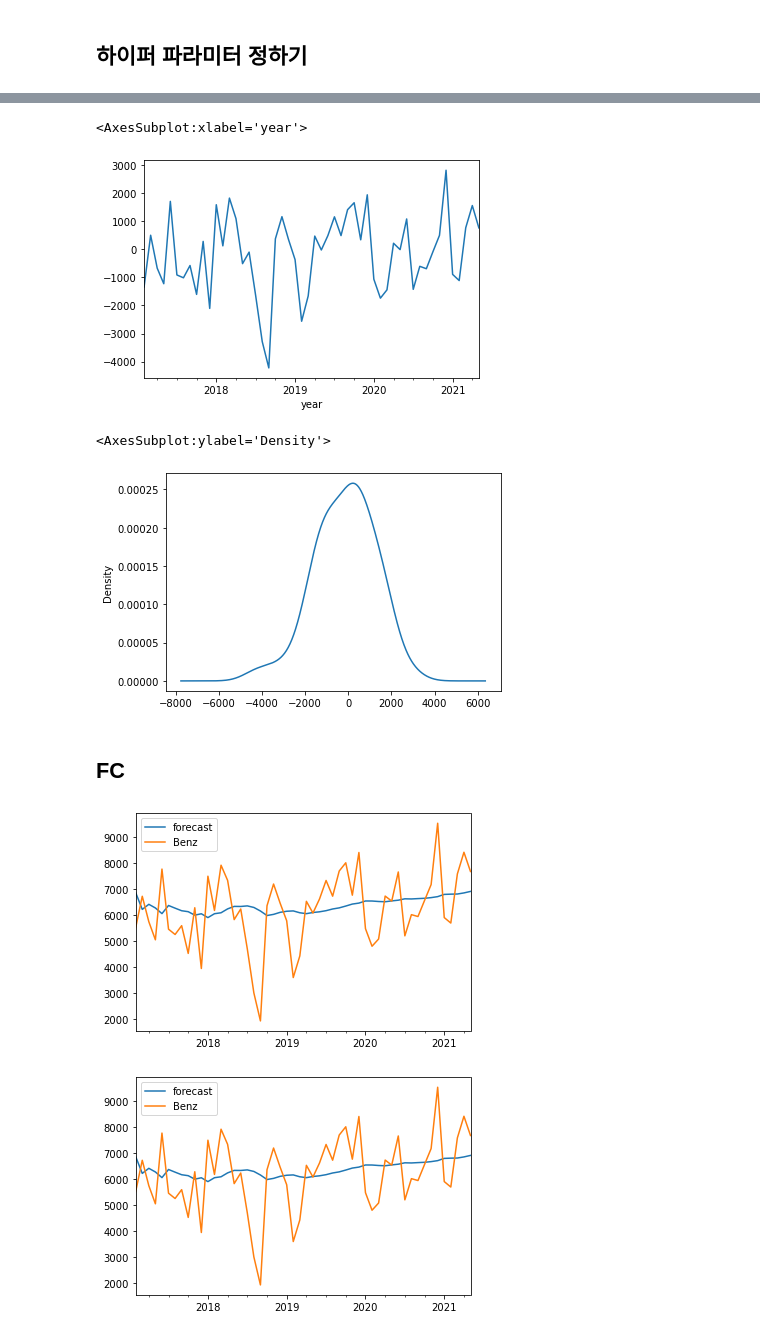
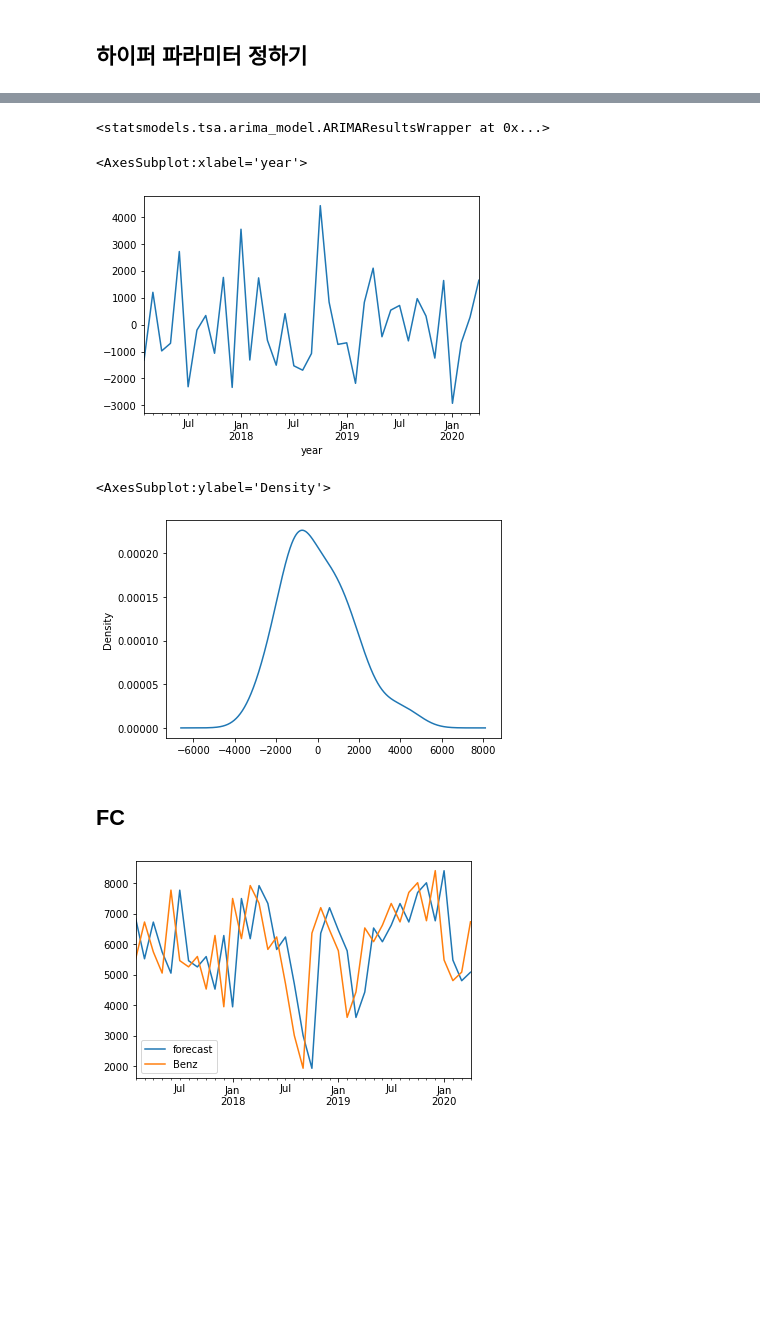
Before and after one commit to Areum120/DataAnalysis_Practice, a Jupyter notebook: BMW, Benz 2021년 6월 이후 판매 예측.ipynb, the cells around one changed output, grey strips where cells are left out. Drawn from its saved outputs; the diff is of its cells as text; code cells hidden in the pictures; blank space fills up the shorter version.

```diff
--- a/BMW, Benz 2021년 6월 이후 판매 예측.ipynb
+++ b/BMW, Benz 2021년 6월 이후 판매 예측.ipynb
@@ -239,6 +294,6 @@ result3
 # %% [markdown]
 ## differencing ##
 # %%
-result['1st diff'] = result['Benz'] - result['Benz'].shift(1)
-result.head()
+Benz_train['1st diff'] = Benz_train['Benz'] - Benz_train['Benz'].shift(1)
+Benz_train.head()
 # %% [output]
@@ -251,0 +307,3 @@ result.head()
+# %%
+# Nan 삭제
+Benz_train['1st diff'].dropna(axis=0, how='any',inplace=False)
@@ -351,5 +458,6 @@ Name: Benz, dtype: object
 # %%
-model = ARIMA(result['Benz'], order=(0,1,1))
+model = ARIMA(Benz_train, order=(0,1,0))
+# model = ARIMA(Benz_train, order=(0,1,1))
 # %%
-mresult= model.fit(trend='c', full_output=True, disp=True)
+bresult= model.fit(trend='c', full_output=True, disp=-1)
 # %%
@@ -372,19 +476,24 @@ Roots
-# %%
-mresult.resid.plot()
-# %% [output]
-<AxesSubplot:xlabel='year'>
-[figure, removed]
+# %%
+bresult
+# %% [output]
+<statsmodels.tsa.arima_model.ARIMAResultsWrapper at 0x...>
+# %%
+bresult.resid.plot()
+# %% [output]
+<AxesSubplot:xlabel='year'>
+[figure, added]
 # %%
-mresult.resid.plot(kind='kde')
+bresult.resid.plot(kind='kde')
 # %% [output]
 <AxesSubplot:ylabel='Density'>
-[figure, old version]
+[figure, new version]
 # %% [markdown]
 ## FC
 # %%
-mresult.plot_predict()
+# 훈련이 잘됨
+bresult.plot_predict(dynamic=False)
+plt.show()
 # %% [output]
-[figure, old version]
+[figure, new version]
-[figure, removed]
 # %%
 # Forecast
```
Also changed, not shown: parts of 60 cells of this notebook.
